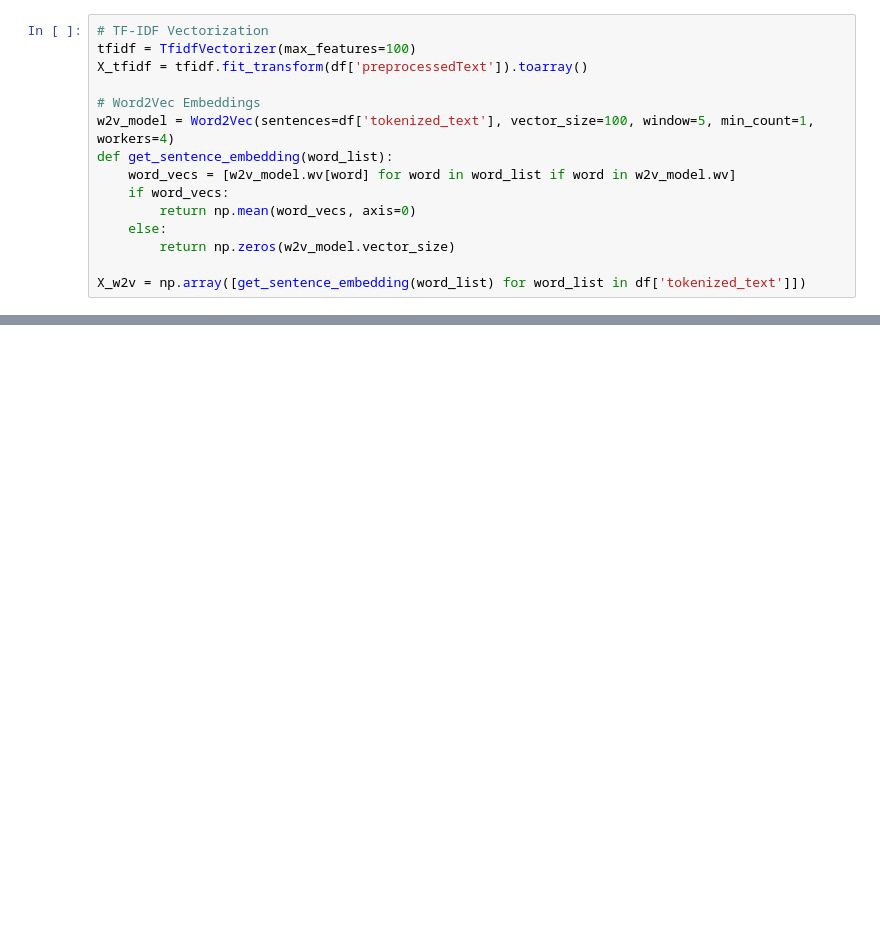
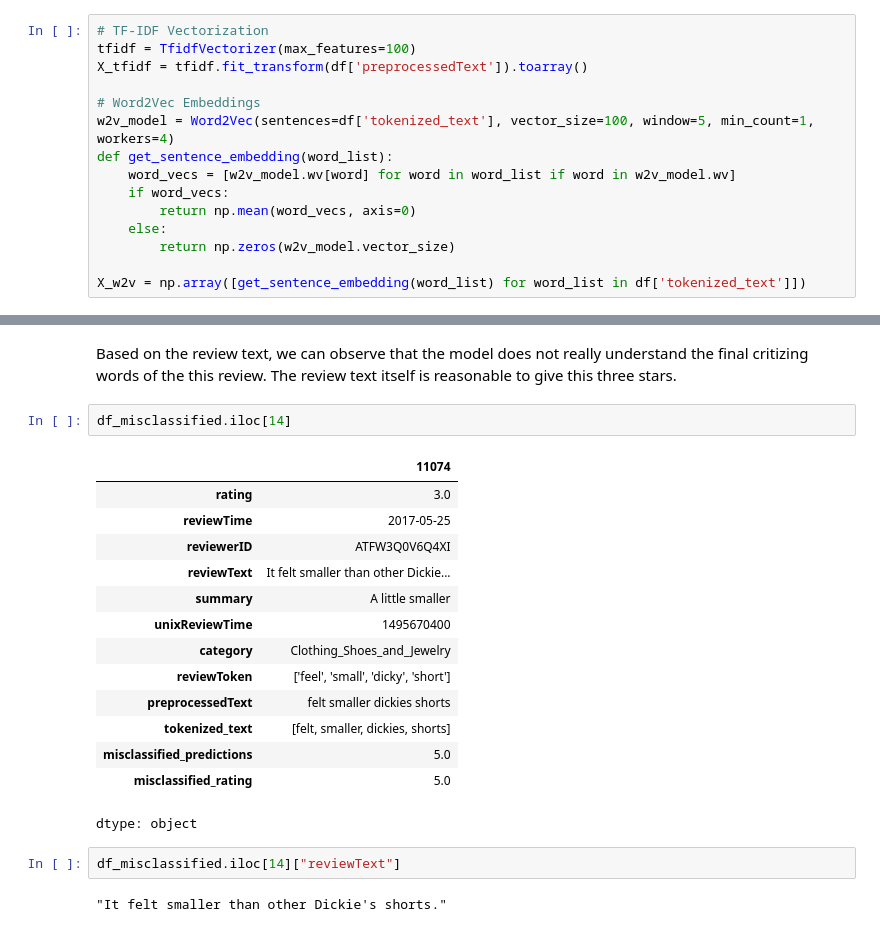
Before and after one commit to lebe1/text-oriented-data-science-project, a Jupyter notebook: Data_Modeling.ipynb, the cells around one changed output, grey strips where cells are left out. Cells and saved outputs as stored; diff of their text form; blank space fills up the shorter version.

```diff
--- a/Data_Modeling.ipynb
+++ b/Data_Modeling.ipynb
@@ -197,0 +419,23 @@ weighted avg       0.70      0.74      0.68      2400
+# %% [markdown]
+Based on the review text, we can observe that the model does not really understand the final critizing words of the this review. The review text itself is reasonable to give this three stars.
+# %%
+df_misclassified.iloc[14]
+# %% [output]
+|  | 11074 |
+| rating | 3.0 |
+| reviewTime | 2017-05-25 |
+| reviewerID | ATFW3Q0V6Q4XI |
+| reviewText | It felt smaller than other Dickie... |
+| summary | A little smaller |
+| unixReviewTime | 1495670400 |
+| category | Clothing_Shoes_and_Jewelry |
+| reviewToken | ['feel', 'small', 'dicky', 'short'] |
+| preprocessedText | felt smaller dickies shorts |
+| tokenized_text | [felt, smaller, dickies, shorts] |
+| misclassified_predictions | 5.0 |
+| misclassified_rating | 5.0 |
+dtype: object
+# %%
+df_misclassified.iloc[14]["reviewText"]
+# %% [output]
+"It felt smaller than other Dickie's shorts."
```
Also changed, not shown: parts of 43 cells of this notebook.
